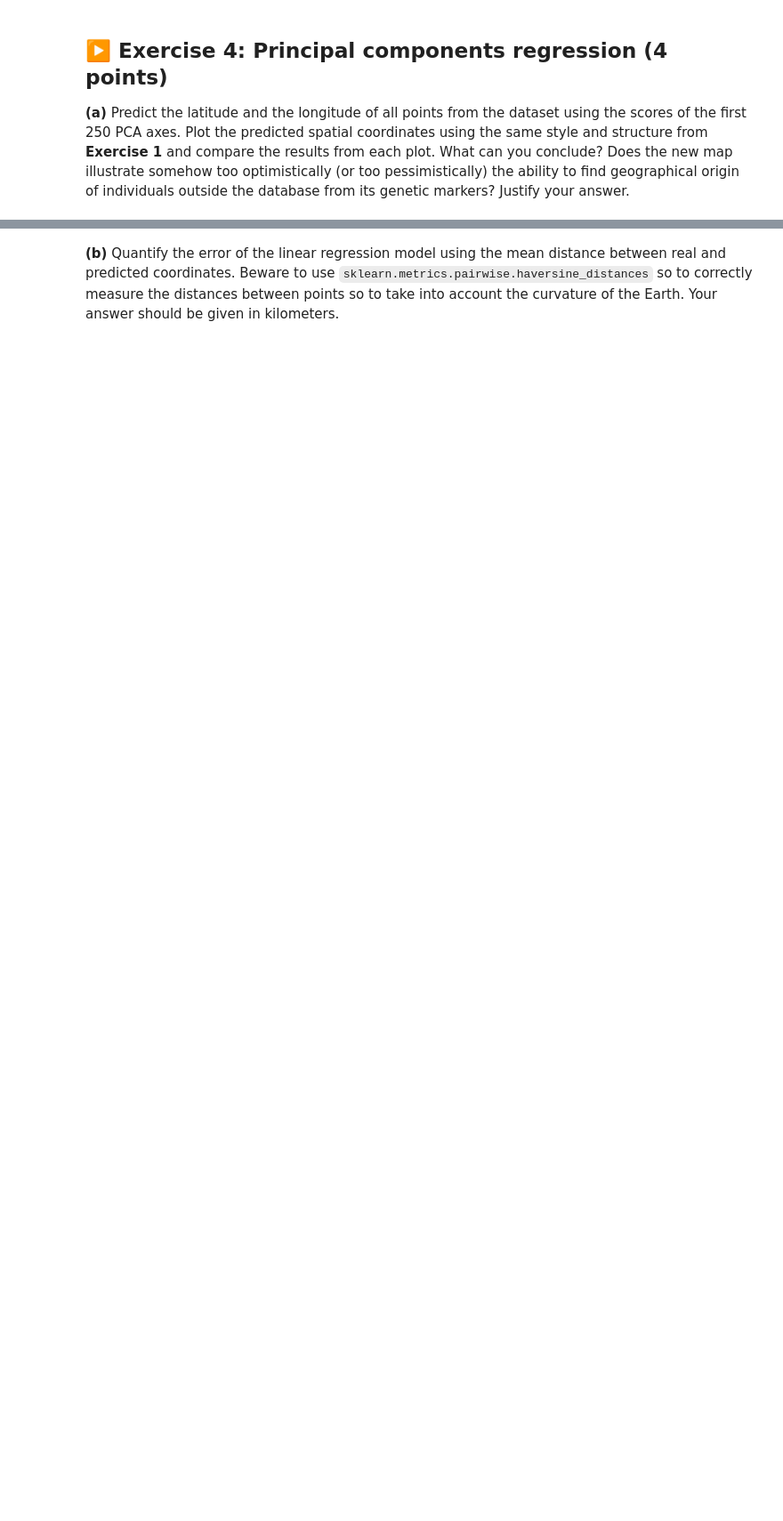
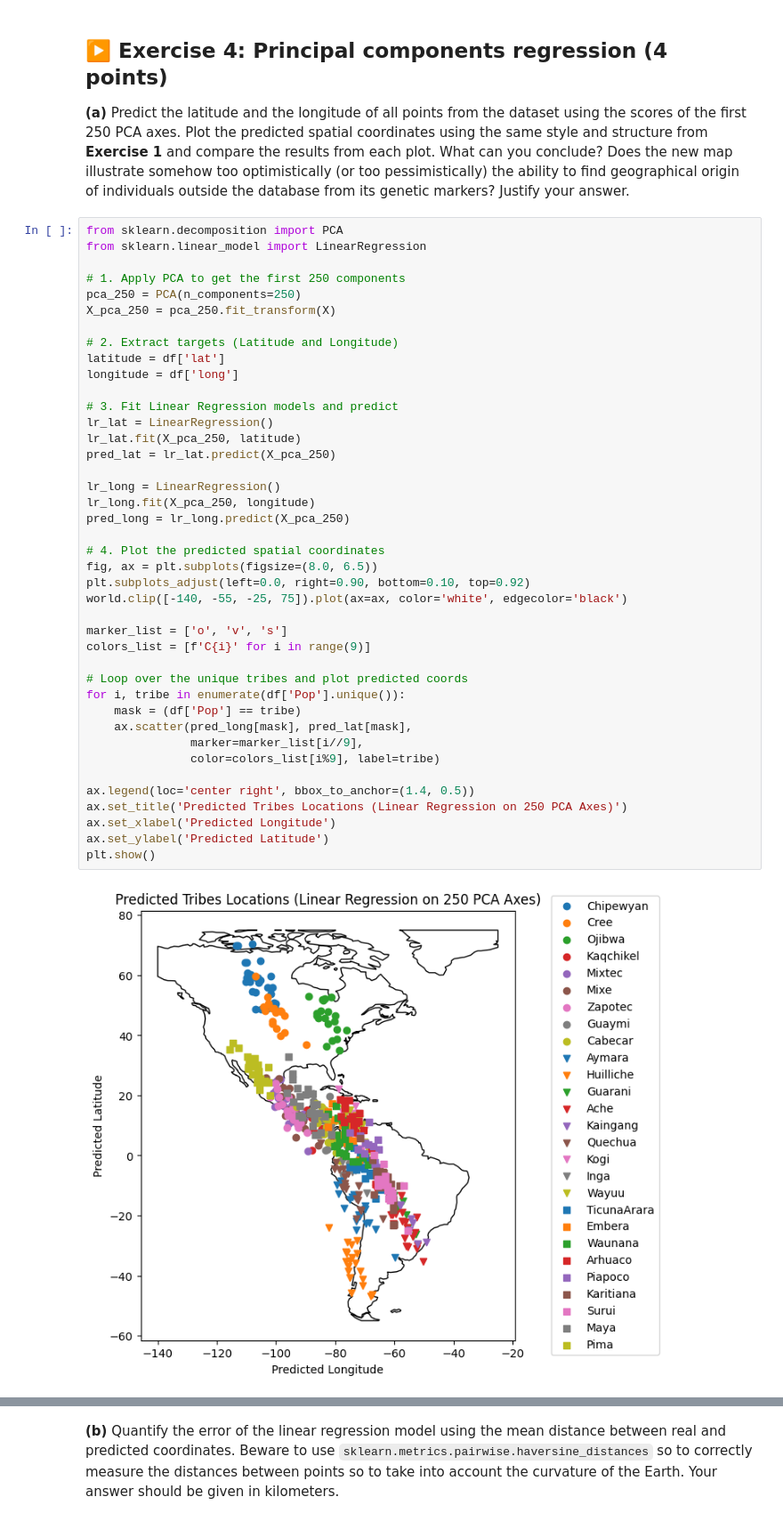
Before and after one commit to AlexGouret/ISLA, a Jupyter notebook: TP2.ipynb, the cells around one changed output, grey strips where cells are left out. Shown at 89% size. Saved outputs shown, nothing was run; the diff lists cells and outputs as text; blank space fills up the shorter version.

```diff
--- a/TP2.ipynb
+++ b/TP2.ipynb
@@ -309,3 +323,46 @@ plt.show()
 ## ▶️ Exercise 4: Principal components regression (4 points)
 
 **(a)** Predict the latitude and the longitude of all points from the dataset using the scores of the first 250 PCA axes. Plot the predicted spatial coordinates using the same style and structure from **Exercise 1** and compare the results from each plot. What can you conclude? Does the new map illustrate somehow too optimistically (or too pessimistically) the ability to find geographical origin of individuals outside the database from its genetic markers? Justify your answer.
+# %%
+from sklearn.decomposition import PCA
+from sklearn.linear_model import LinearRegression
+
+# 1. Apply PCA to get the first 250 components
+pca_250 = PCA(n_components=250)
+X_pca_250 = pca_250.fit_transform(X)
+
+# 2. Extract targets (Latitude and Longitude)
+latitude = df['lat']
+longitude = df['long']
+
+# 3. Fit Linear Regression models and predict
+lr_lat = LinearRegression()
+lr_lat.fit(X_pca_250, latitude)
+pred_lat = lr_lat.predict(X_pca_250)
+
+lr_long = LinearRegression()
+lr_long.fit(X_pca_250, longitude)
+pred_long = lr_long.predict(X_pca_250)
+
+# 4. Plot the predicted spatial coordinates
+fig, ax = plt.subplots(figsize=(8.0, 6.5))
+plt.subplots_adjust(left=0.0, right=0.90, bottom=0.10, top=0.92)
+world.clip([-140, -55, -25, 75]).plot(ax=ax, color='white', edgecolor='black')
+
+marker_list = ['o', 'v', 's']
+colors_list = [f'C{i}' for i in range(9)]
+
+# Loop over the unique tribes and plot predicted coords
+for i, tribe in enumerate(df['Pop'].unique()):
+    mask = (df['Pop'] == tribe)
+    ax.scatter(pred_long[mask], pred_lat[mask],
+               marker=marker_list[i//9],
+               color=colors_list[i%9], label=tribe)
+
+ax.legend(loc='center right', bbox_to_anchor=(1.4, 0.5))
+ax.set_title('Predicted Tribes Locations (Linear Regression on 250 PCA Axes)')
+ax.set_xlabel('Predicted Longitude')
+ax.set_ylabel('Predicted Latitude')
+plt.show()
+# %% [output]
+[figure, added]
```
Also changed, not shown: parts of 19 cells of this notebook.
